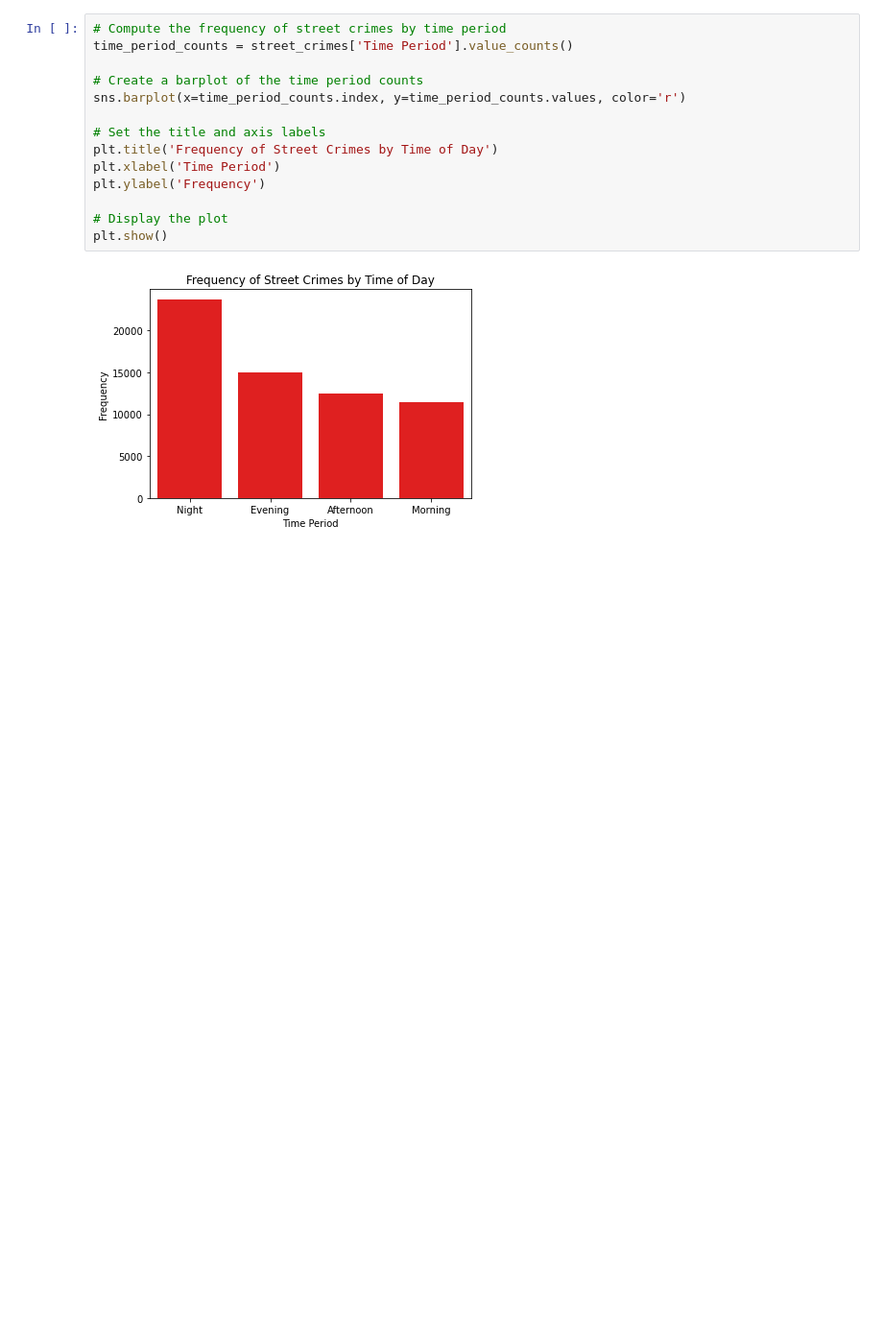
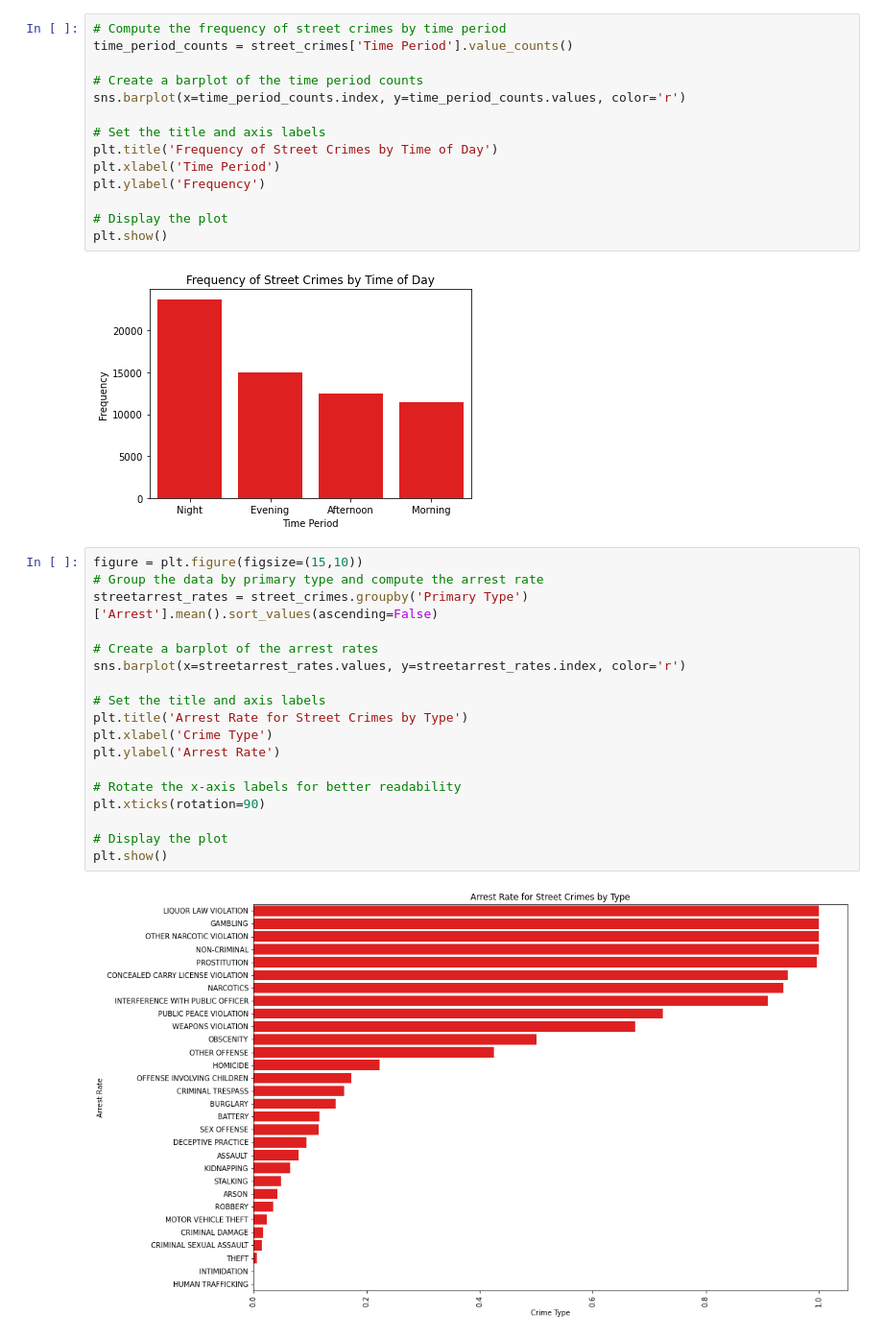
Before and after one commit to amudd10/Chicago-Crime-Analysis, a Jupyter notebook: Chi_crime2022.ipynb, the cells around one changed output. Shown: that part at 96% size. Drawn from its saved outputs; the diff is of its cells as text; blank space fills up the shorter version.

```diff
--- a/Chi_crime2022.ipynb
+++ b/Chi_crime2022.ipynb
@@ -346,3 +346,23 @@ plt.ylabel('Frequency')
 plt.show()
 # %% [output]
 [figure]
+# %%
+figure = plt.figure(figsize=(15,10))
+# Group the data by primary type and compute the arrest rate
+streetarrest_rates = street_crimes.groupby('Primary Type')['Arrest'].mean().sort_values(ascending=False)
+
+# Create a barplot of the arrest rates
+sns.barplot(x=streetarrest_rates.values, y=streetarrest_rates.index, color='r')
+
+# Set the title and axis labels
+plt.title('Arrest Rate for Street Crimes by Type')
+plt.xlabel('Crime Type')
+plt.ylabel('Arrest Rate')
+
+# Rotate the x-axis labels for better readability
+plt.xticks(rotation=90)
+
+# Display the plot
+plt.show()
+# %% [output]
+[figure, added]
```
Also changed, not shown: parts of 8 cells of this notebook.
